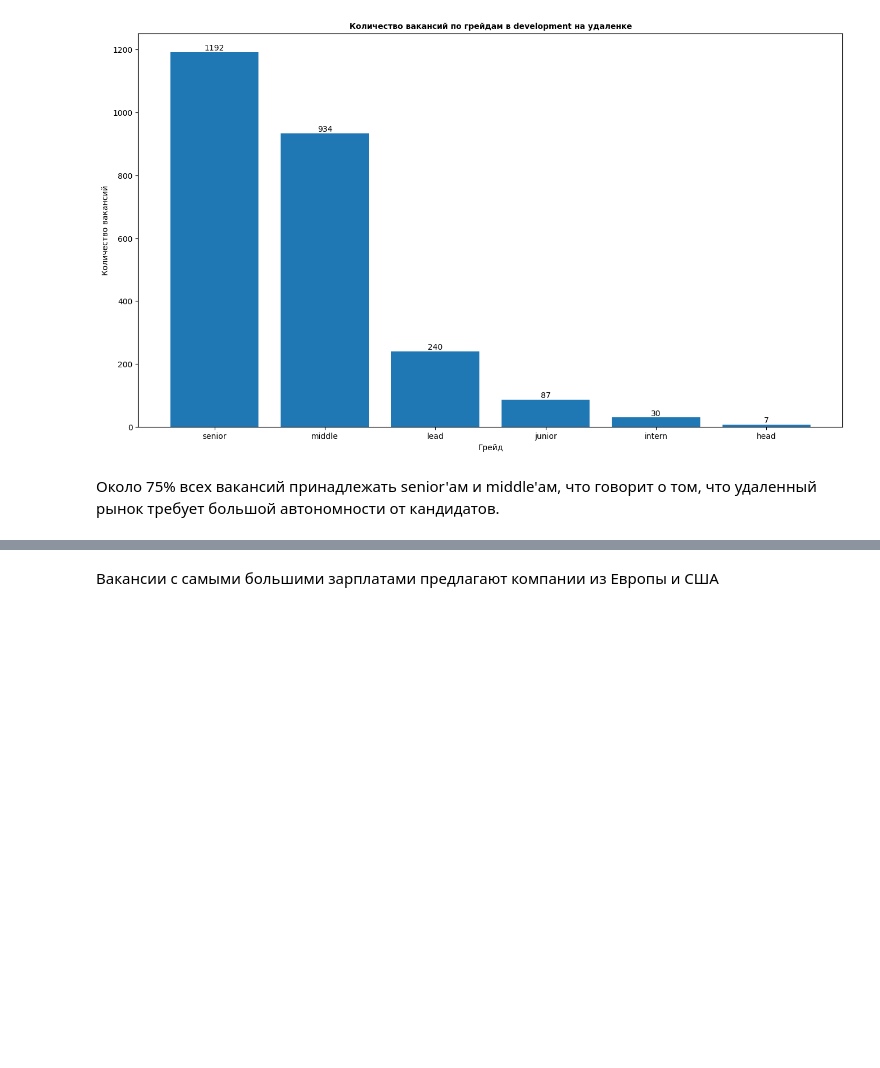
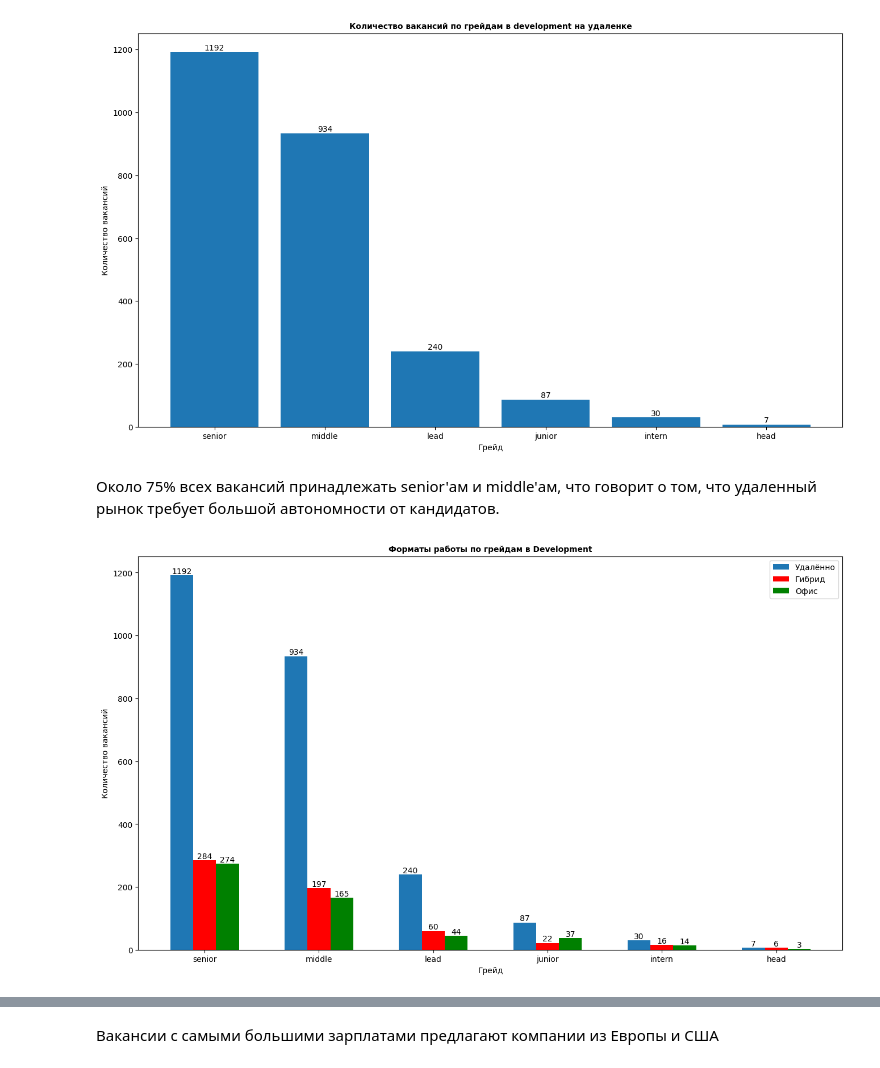
Before and after one commit to kmvitik/smadimo_group_project_2_scraping_api, a Jupyter notebook: analysys.ipynb, the cells around one changed output, grey strips where cells are left out. Cells and saved outputs as stored; diff of their text form; code cells hidden in the pictures; blank space fills up the shorter version.

```diff
--- a/analysys.ipynb
+++ b/analysys.ipynb
@@ -797,5 +797,27 @@ plt.bar_label(plt.bar(x, y))
 plt.show()
 # %% [output]
 [figure]
-# %% [markdown]
-Около 75% всех вакансий принадлежать senior'ам и middle'ам, что говорит о том, что удаленный рынок требует большой автономности от кандидатов.
+# %% [markdown]
+Около 75% всех вакансий принадлежать senior'ам и middle'ам, что говорит о том, что удаленный рынок требует большой автономности от кандидатов.
+# %%
+plt.figure(figsize=(16,9))
+devs = df[df["category"] == "development"]
+y1 = devs[devs["format"] == "удалённо"]["level"].value_counts()
+y2 = devs[devs["format"] == "гибрид"]["level"].value_counts()
+y3 = devs[devs["format"] == "офис"]["level"].value_counts()
+grades = devs["level"].unique()
+x = np.arange(len(grades))
+b1 = plt.bar(x - 0.2, y1, width=0.2, label="Удалённо")
+b2 = plt.bar(x, y2, width=0.2, label="Гибрид", color = "red")
+b3 = plt.bar(x + 0.2, y3, width=0.2, label="Офис", color = "green")
+plt.bar_label(b1)
+plt.bar_label(b2)
+plt.bar_label(b3)
+plt.xticks(x, grades)
+plt.title("Форматы работы по грейдам в Development", fontsize=10, fontweight="bold")
+plt.xlabel("Грейд")
+plt.ylabel("Количество вакансий")
+plt.legend()
+plt.show()
+# %% [output]
+[figure, added]
```
Also changed, not shown: parts of 3 cells of this notebook.
